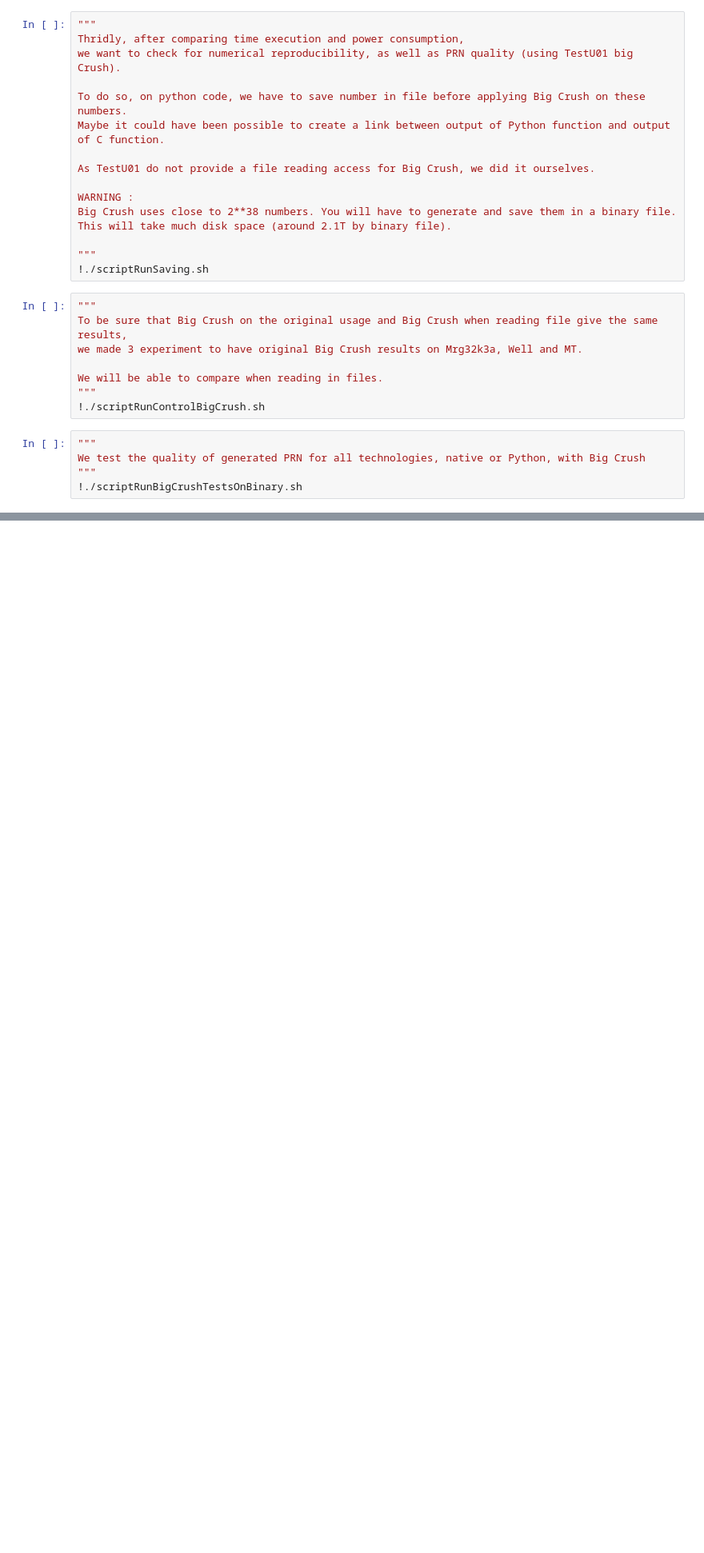
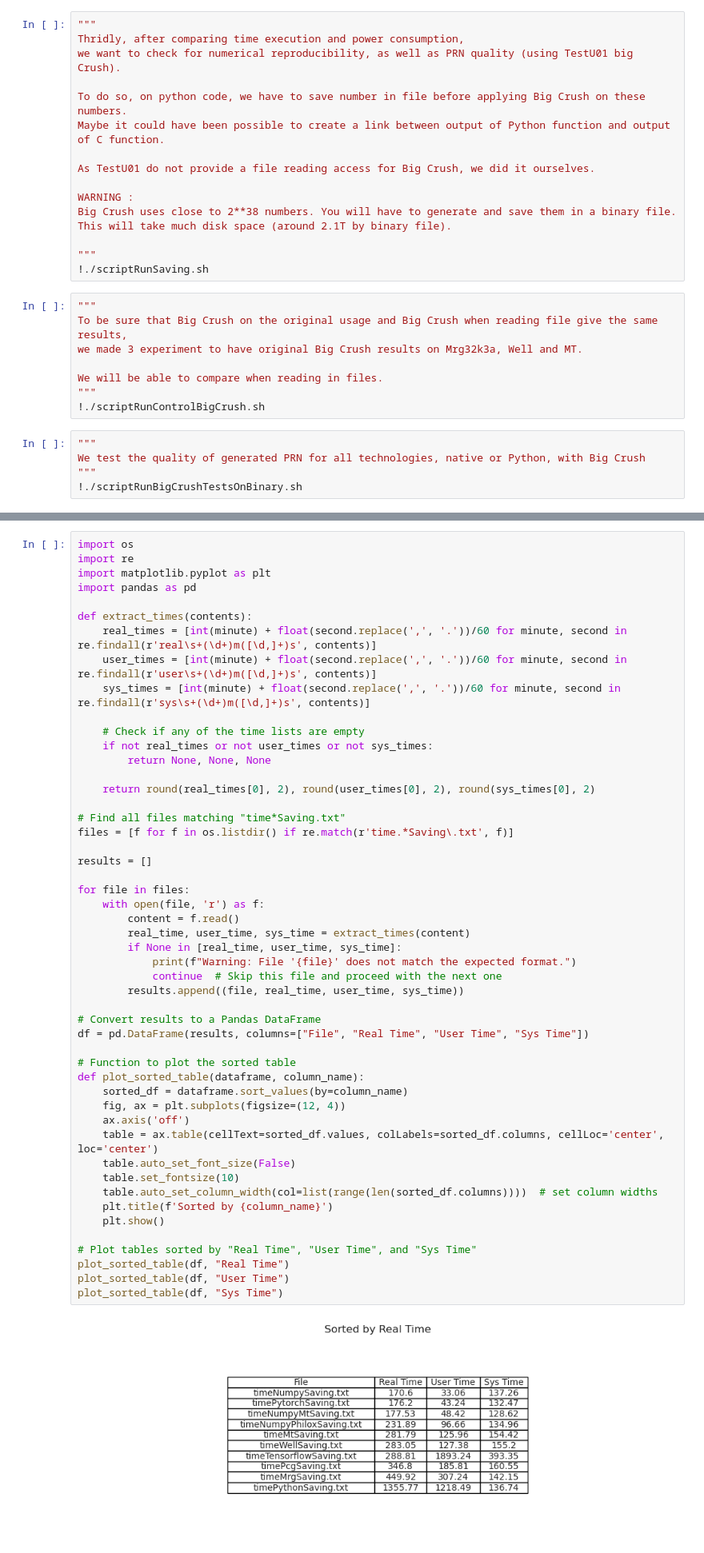
Before and after one commit to benjaminantunes/random-numbers-in-machine-learning, a Jupyter notebook: MachineLearning-RandomGeneration.ipynb, the cells around one changed output, grey strips where cells are left out. Shown at 80% size. Drawn from its saved outputs; the diff is of its cells as text; blank space fills up the shorter version.

```diff
--- a/MachineLearning-RandomGeneration.ipynb
+++ b/MachineLearning-RandomGeneration.ipynb
@@ -317,0 +492,52 @@ TestU01 is done on 2**38 binary.
+# %%
+import os
+import re
+import matplotlib.pyplot as plt
+import pandas as pd
+
+def extract_times(contents):
+    real_times = [int(minute) + float(second.replace(',', '.'))/60 for minute, second in re.findall(r'real\s+(\d+)m([\d,]+)s', contents)]
+    user_times = [int(minute) + float(second.replace(',', '.'))/60 for minute, second in re.findall(r'user\s+(\d+)m([\d,]+)s', contents)]
+    sys_times = [int(minute) + float(second.replace(',', '.'))/60 for minute, second in re.findall(r'sys\s+(\d+)m([\d,]+)s', contents)]
+
+    # Check if any of the time lists are empty
+    if not real_times or not user_times or not sys_times:
+        return None, None, None
+
+    return round(real_times[0], 2), round(user_times[0], 2), round(sys_times[0], 2)
+
+# Find all files matching "time*Saving.txt"
+files = [f for f in os.listdir() if re.match(r'time.*Saving\.txt', f)]
+
+results = []
+
+for file in files:
+    with open(file, 'r') as f:
+        content = f.read()
+        real_time, user_time, sys_time = extract_times(content)
+        if None in [real_time, user_time, sys_time]:
+            print(f"Warning: File '{file}' does not match the expected format.")
+            continue  # Skip this file and proceed with the next one
+        results.append((file, real_time, user_time, sys_time))
+
+# Convert results to a Pandas DataFrame
+df = pd.DataFrame(results, columns=["File", "Real Time", "User Time", "Sys Time"])
+
+# Function to plot the sorted table
+def plot_sorted_table(dataframe, column_name):
+    sorted_df = dataframe.sort_values(by=column_name)
+    fig, ax = plt.subplots(figsize=(12, 4))
+    ax.axis('off')
+    table = ax.table(cellText=sorted_df.values, colLabels=sorted_df.columns, cellLoc='center', loc='center')
+    table.auto_set_font_size(False)
+    table.set_fontsize(10)
+    table.auto_set_column_width(col=list(range(len(sorted_df.columns))))  # set column widths
+    plt.title(f'Sorted by {column_name}')
+    plt.show()
+
+# Plot tables sorted by "Real Time", "User Time", and "Sys Time"
+plot_sorted_table(df, "Real Time")
+plot_sorted_table(df, "User Time")
+plot_sorted_table(df, "Sys Time")
+# %% [output]
+[figure, added]
```
Also changed, not shown: parts of 5 cells of this notebook, 44 other files.
